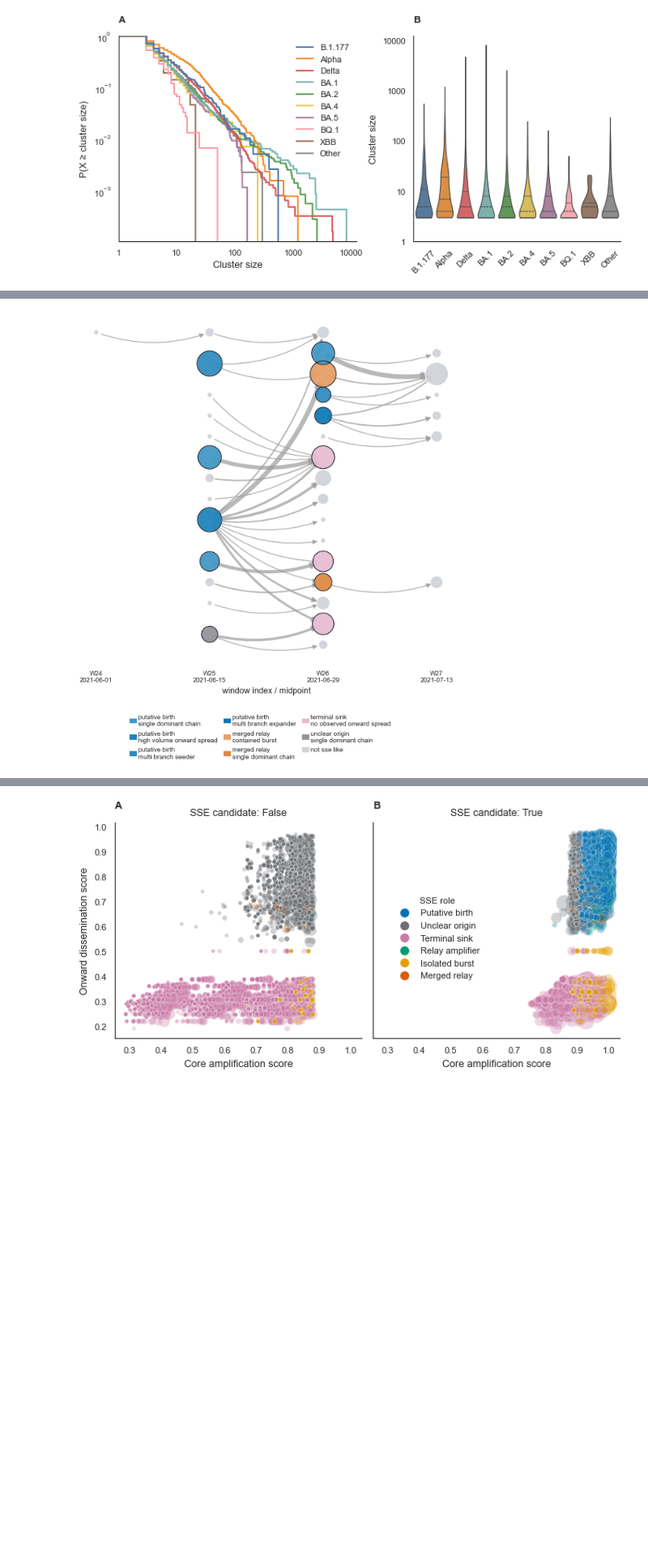
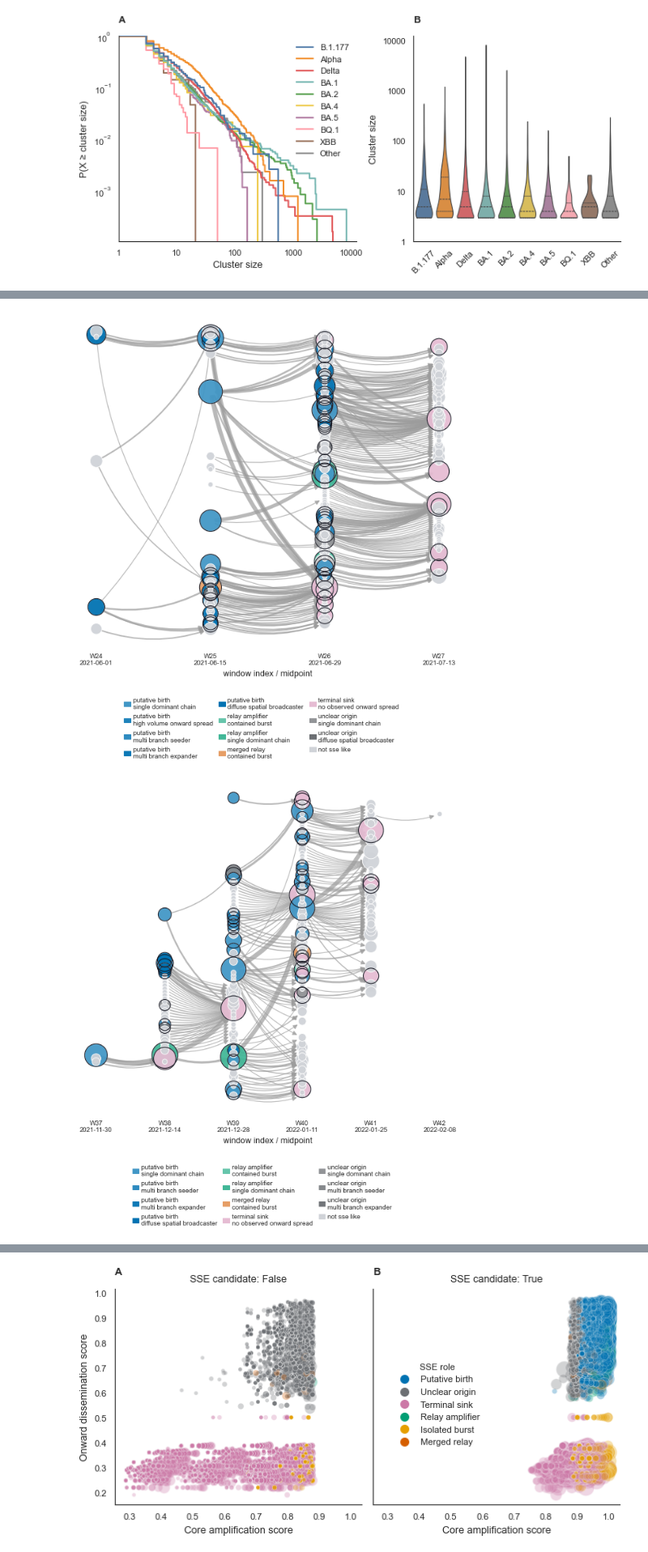
Before and after one commit to ydnkka/scotland, a Jupyter notebook: sse_detection/sse_detection_plots.ipynb, the cells around one changed output, grey strips where cells are left out. Shown at 81% size. Drawn from its saved outputs; the diff is of its cells as text; code cells hidden in the pictures; blank space fills up the shorter version.

```diff
--- a/sse_detection/sse_detection_plots.ipynb
+++ b/sse_detection/sse_detection_plots.ipynb
@@ -108,3 +108,21 @@ display(fig)
 save_plot(fig, "fig02_meta_cluster_size", height_in=3.5)
 # %% [output]
 [figure]
+# %%
+sse_roles = node_stats["sse_role"].dropna().unique()
+
+role_summary = (
+    node_stats
+    .groupby("meta_cluster_id")["sse_role"]
+    .nunique()
+    .reset_index(name="n_roles_represented")
+)
+
+max_roles = role_summary["n_roles_represented"].max()
+
+meta_ids = role_summary.loc[
+    role_summary["n_roles_represented"] == max_roles,
+    "meta_cluster_id"
+].tolist()
+
+meta_ids
@@ -111,15 +139,16 @@ save_plot(fig, "fig02_meta_cluster_size", height_in=3.5)
 # %%
-single_meta_id = "AM00020"
-fig = sselib.plot_meta_cluster_subgraph(
-    node_stats=node_stats,
-    edge_table=edge_table,
-    meta_cluster_id=single_meta_id,
-    color_by="sse_category",
-    annotate_top_n=0,
-    rankdir="LR",
-    height_in=8,
-)
-display(fig)
-save_plot(fig, f"fig03_subgraph_{single_meta_id}_exemplar", height_in=8.0)
+for meta_id in meta_ids[:10]:
+    fig = sselib.plot_meta_cluster_subgraph(
+        node_stats=node_stats,
+        edge_table=edge_table,
+        meta_cluster_id=meta_id,
+        color_by="sse_category",
+        annotate_top_n=0,
+        rankdir="LR",
+        height_in=8,
+    )
+    display(fig)
+    save_plot(fig, f"fig03_subgraph_{meta_id}_exemplar", height_in=8.0)
 # %% [output]
-[figure, old version]
+[figure, new version]
+[figure, added]
```
Also changed, not shown: parts of 2 cells of this notebook.
